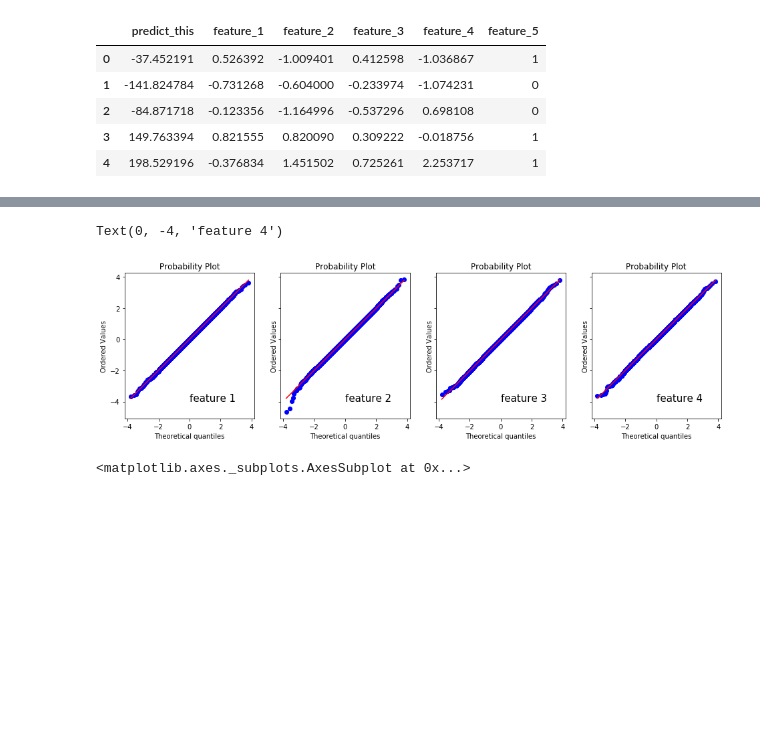
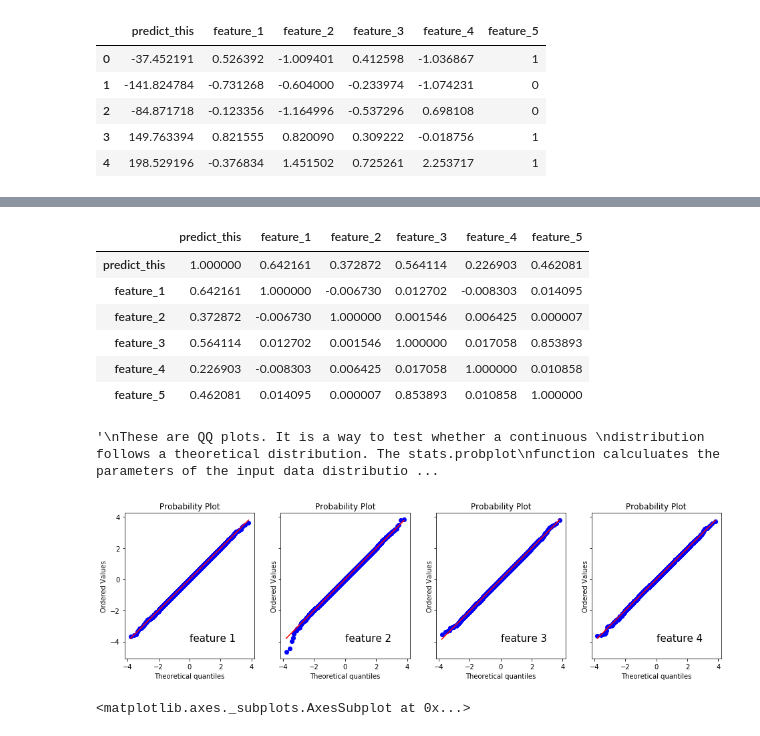
Before and after one commit to learningmachineslab/tutorials, a Jupyter notebook: regression/regression_with_solutions.ipynb, the cells around one changed output, grey strips where cells are left out. Drawn from its saved outputs; the diff is of its cells as text; code cells hidden in the pictures; blank space fills up the shorter version.

```diff
--- a/regression/regression_with_solutions.ipynb
+++ b/regression/regression_with_solutions.ipynb
@@ -53,3 +63,19 @@ axes = pd.plotting.scatter_matrix(df, figsize=(12, 12))
+# %%
+"""
+Here we see that feature 3 and feature 5 have
+very high correlation, but everything else has low correlation
+except for the 'predict_this' variable.
+"""
+
+df.corr('spearman')
+# %% [output]
+|  | predict_this | feature_1 | feature_2 | feature_3 | feature_4 | feature_5 |
+| predict_this | 1.000000 | 0.642161 | 0.372872 | 0.564114 | 0.226903 | 0.462081 |
+| feature_1 | 0.642161 | 1.000000 | -0.006730 | 0.012702 | -0.008303 | 0.014095 |
+| feature_2 | 0.372872 | -0.006730 | 1.000000 | 0.001546 | 0.006425 | 0.000007 |
+| feature_3 | 0.564114 | 0.012702 | 0.001546 | 1.000000 | 0.017058 | 0.853893 |
+| feature_4 | 0.226903 | -0.008303 | 0.006425 | 0.017058 | 1.000000 | 0.010858 |
+| feature_5 | 0.462081 | 0.014095 | 0.000007 | 0.853893 | 0.010858 | 1.000000 |
 # %%
 fig, (ax1, ax2, ax3, ax4)= plt.subplots(1, 4, figsize=(16, 4), sharey=True)
 stats.probplot(df['feature_1'].values, plot=ax1)
@@ -61,8 +87,21 @@ ax1.text(s='feature 1', x=0, y=-4, fontsize=15)
 ax2.text(s='feature 2', x=0, y=-4, fontsize=15)
 ax3.text(s='feature 3', x=0, y=-4, fontsize=15)
 ax4.text(s='feature 4', x=0, y=-4, fontsize=15)
+
+"""
+These are QQ plots. It is a way to test whether a continuous
+distribution follows a theoretical distribution. The stats.probplot
+function calculuates the parameters of the input data distribution,
+creates a theoretical distribution (in this case it should be
+normal), and then compares the "quantiles" to each other.
+
+To learn more about QQ Plots, please refer to this link:
+
+https://www.itl.nist.gov/div898/handbook/eda/section3/eda33o.htm
+
+"""
 # %% [output]
-Text(0, -4, 'feature 4')
+'\nThese are QQ plots. It is a way to test whether a continuous \ndistribution follows a theoretical distribution. The stats.probplot\nfunction calculuates the parameters of the input data distributio ...
 [figure]
 # %%
 avg = df[df.columns[1:]].groupby('feature_5').mean()
```
Also changed, not shown: parts of 10 cells of this notebook.
